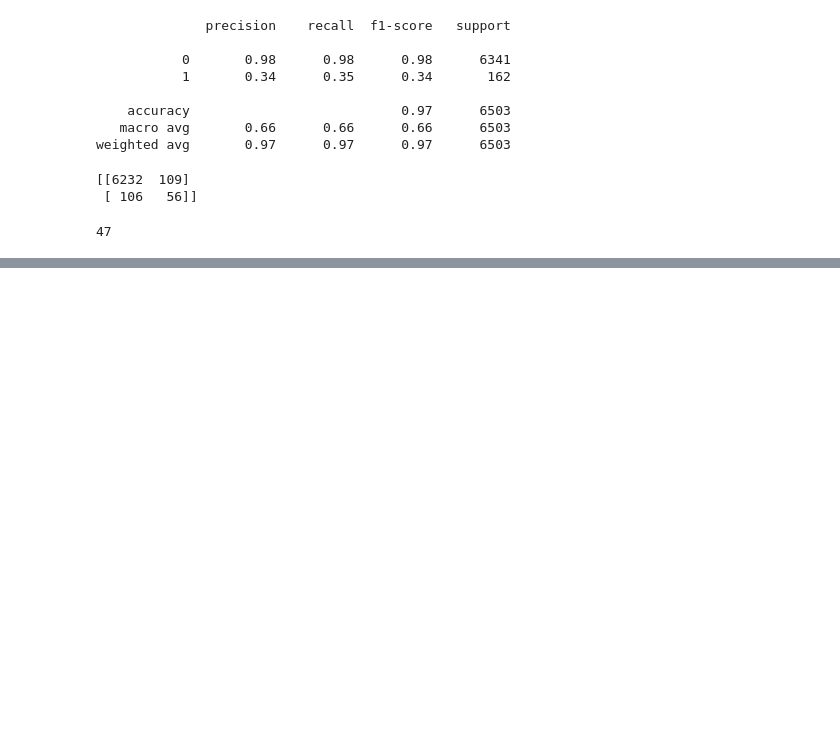
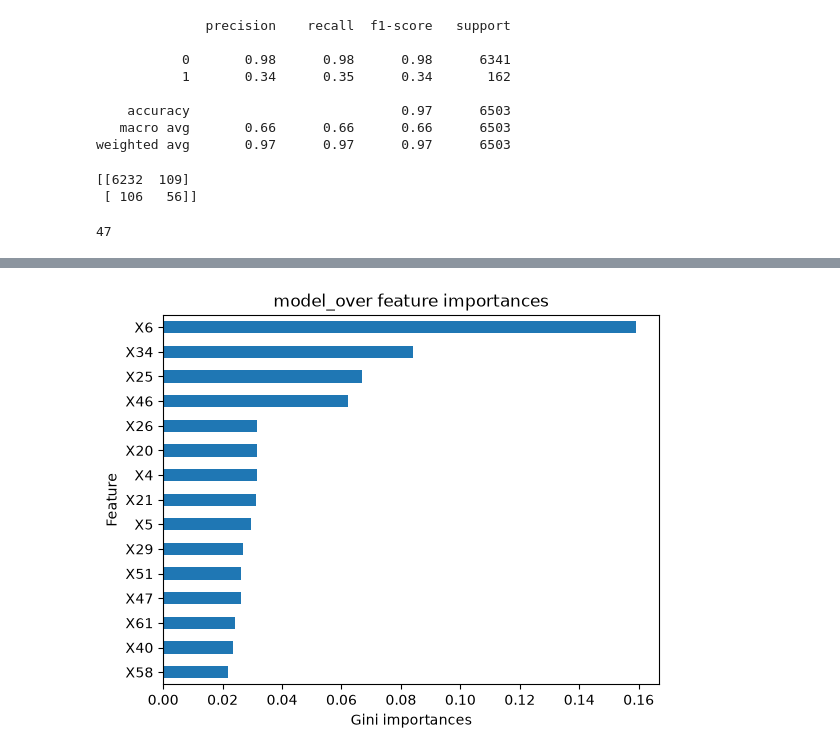
Before and after one commit to MohamedMohsen20501990/bankruptsy_in_poland_binary_classification, a Jupyter notebook: notebooks/main.ipynb, the cells around one changed output, grey strips where cells are left out. Saved outputs shown, nothing was run; the diff lists cells and outputs as text; code cells hidden in the pictures; blank space fills up the shorter version.

```diff
--- a/notebooks/main.ipynb
+++ b/notebooks/main.ipynb
@@ -243,3 +243,10 @@ depth = dtc_model_over.named_steps["decisiontreeclassifier"].get_depth()
 depth
 # %% [output]
 47
+# %%
+# Get importances
+importances = dtc_model_over.named_steps["decisiontreeclassifier"].feature_importances_
+
+# impportances Series
+fea_imp = pd.Series(importances, index=X_train_over.columns)
+fea_imp
@@ -245,0 +266,8 @@ depth
+# %%
+# Plot importances
+fea_imp.sort_values().tail(15).plot(kind="barh")
+plt.xlabel("Gini importances")
+plt.ylabel("Feature")
+plt.title("model_over feature importances");
+# %% [output]
+[figure, added]
```
Also changed, not shown: parts of 5 cells of this notebook, 5 other files.
